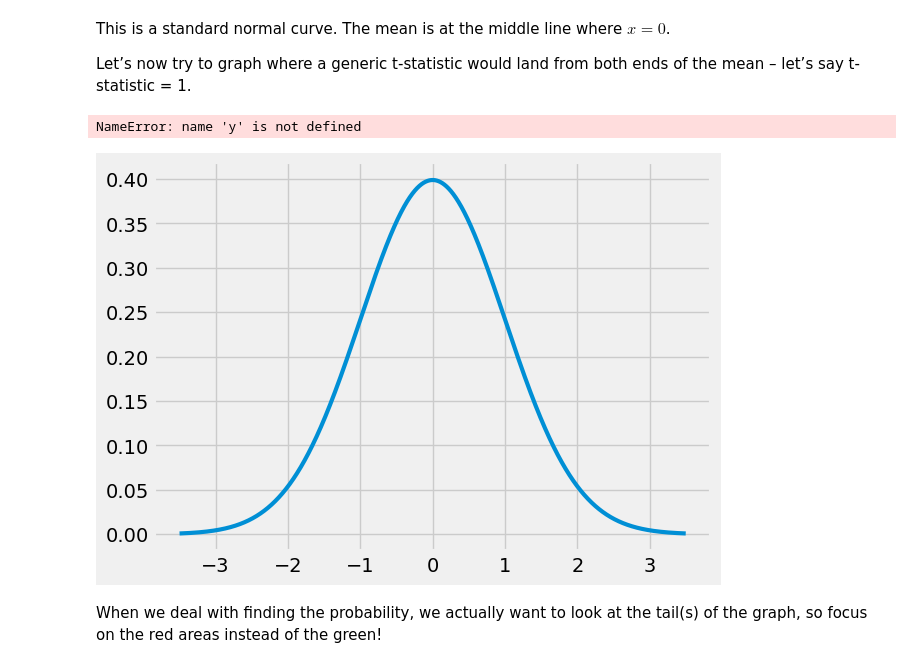
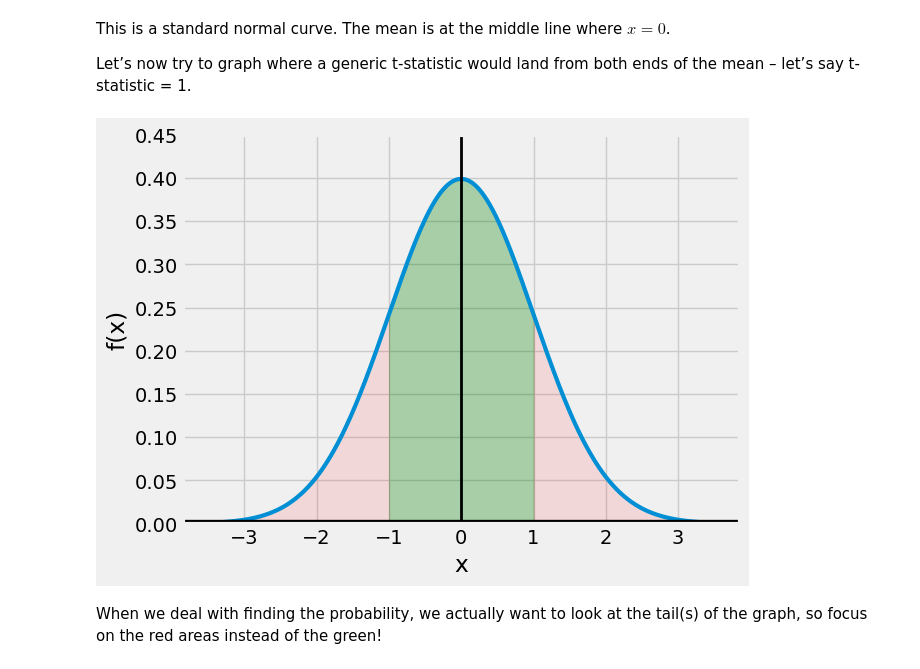
Before and after one commit to ds-modules/CalTeach-FA22, a Jupyter notebook: avocado/avocado_analysis.ipynb, the cells around one changed output. Cells and saved outputs as stored; diff of their text form; code cells hidden in the pictures.

```diff
--- a/avocado/avocado_analysis.ipynb
+++ b/avocado/avocado_analysis.ipynb
@@ -252,20 +265,20 @@ Let’s now try to graph where a generic t-statistic would land from both ends o
 # %%
 fig, ax = plt.subplots()
 plt.style.use('fivethirtyeight')
 x = np.arange(-3.5, 3.5, 0.001)
-ax.plot(x, norm.pdf(x), linewidth=3)
+y = norm.pdf(x)
+ax.plot(x, y, linewidth=3)
 ax.fill_between(x, y, 0, where = (x >= -1) & (x <= 1), alpha=0.3, color='g')
 ax.fill_between(x, y, 0, where = (x <= -1), alpha=0.1, color='r')
 ax.fill_between(x, y, 0, where = (x >= 1), alpha=0.1, color='r')
 ax.set_ylim(0, 0.45)
 plt.axvline(x=0, linewidth=2, color="black")
-plt.axhline(y=0, linewidth=7, color="black")
+plt.axhline(y=0, linewidth=6, color="black")
 ax.set_xlabel('x')
 ax.set_ylabel('f(x)')
 plt.show()
 # %% [output]
-NameError: name 'y' is not defined
-[figure, old version]
+[figure, new version]
 # %% [markdown]
 When we deal with finding the probability, we actually want to look at the tail(s) of the graph, so focus on the red areas instead of the green!
 # %% [markdown]
```
Also changed, not shown: parts of 7 cells of this notebook, 2 other files.
